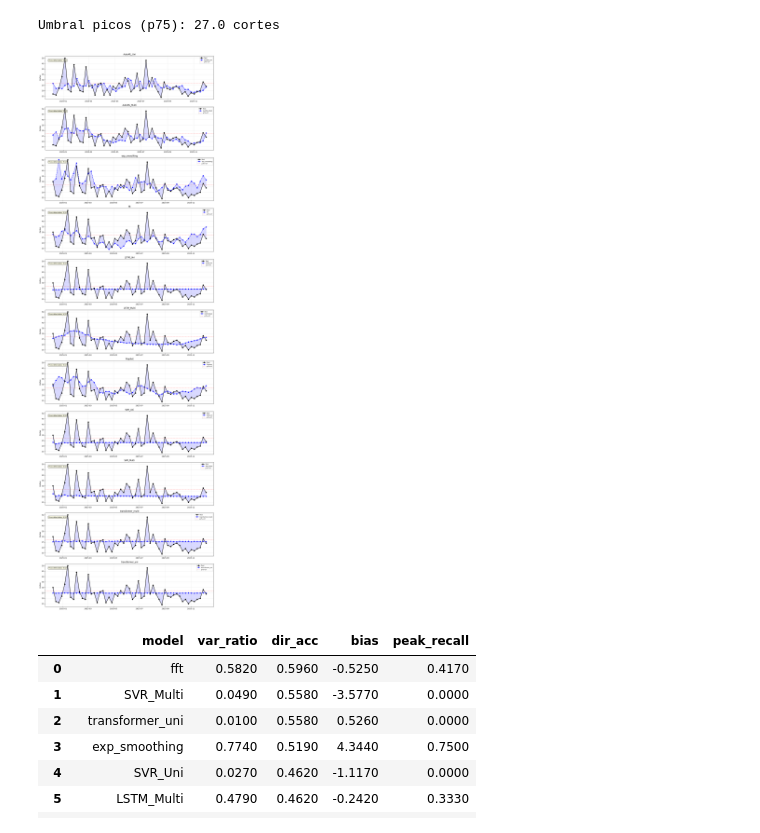
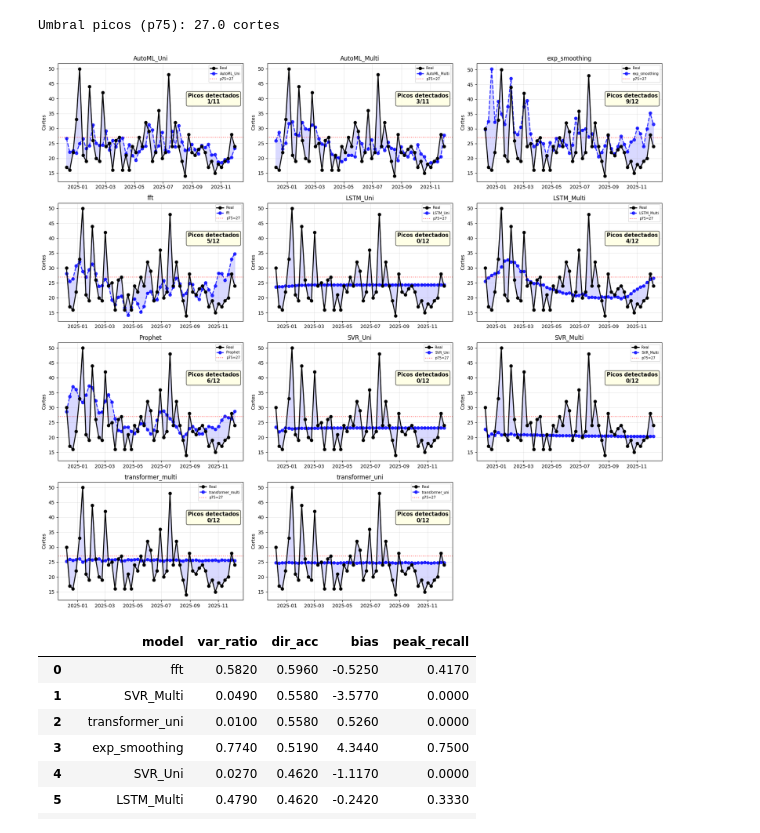
Before and after one commit to nataliamarinn/series_de_tiempo_austral, a Jupyter notebook: TP2_series_grupo_3.ipynb, the cells around one changed output. Cells and saved outputs as stored; diff of their text form; code cells hidden in the pictures.

```diff
--- a/TP2_series_grupo_3.ipynb
+++ b/TP2_series_grupo_3.ipynb
@@ -125,36 +130,45 @@ print(f"Umbral picos (p75): {umbral:.1f} cortes")
 Umbral picos (p75): 27.0 cortes
 # %%
 modelos = cortes['model'].unique()
+ncols = 3
+nrows = int(np.ceil(len(modelos) / ncols))
 
-fig, axes = plt.subplots(len(modelos), 1, figsize=(14, 4 * len(modelos)), sharex=False)
+fig, axes = plt.subplots(nrows, ncols, figsize=(18, 4 * nrows))
+axes = axes.flatten()
 
-for ax, model in zip(axes, modelos):
+for i, model in enumerate(modelos):
+    ax = axes[i]
     df_m = cortes[cortes['model'] == model].sort_values('date')
 
     mask_picos = df_m['y_true'] > umbral
     picos_total = mask_picos.sum()
     picos_detectados = (df_m['y_pred'][mask_picos] > umbral).sum()
 
     ax.plot(df_m['date'], df_m['y_true'], 'k-o', lw=2, label='Real', zorder=10)
     ax.plot(df_m['date'], df_m['y_pred'], 'b--o', lw=2, label=model, alpha=0.8)
     ax.fill_between(df_m['date'], df_m['y_true'], df_m['y_pred'], alpha=0.15, color='blue')
     ax.axhline(umbral, color='red', linestyle=':', alpha=0.6, label=f'p75={umbral:.0f}')
 
-    ax.text(0.02, 0.92,
-            f'Picos detectados: {picos_detectados}/{picos_total}',
+    ax.text(0.84, 0.7,
+            f'Picos detectados\n{picos_detectados}/{picos_total}',
             transform=ax.transAxes,
-            fontsize=9, verticalalignment='top',
+            fontsize=11, fontweight='bold',
+            ha='center', va='center',
             bbox=dict(boxstyle='round', facecolor='lightyellow', alpha=0.8))
 
     ax.set_title(model)
     ax.set_ylabel('Cortes')
-    ax.legend(fontsize=8)
+    ax.legend(fontsize=7)
     ax.grid(True, alpha=0.3)
+
+# ocultar subplots vacíos
+for j in range(i + 1, len(axes)):
+    axes[j].set_visible(False)
 
 plt.tight_layout()
 plt.show()
 # %% [output]
-[figure, old version]
+[figure, new version]
 # %%
 # ── métricas por modelo ──────────────────────────────────────────────
 resultados = []
```
Also changed, not shown: parts of 12 cells of this notebook.
